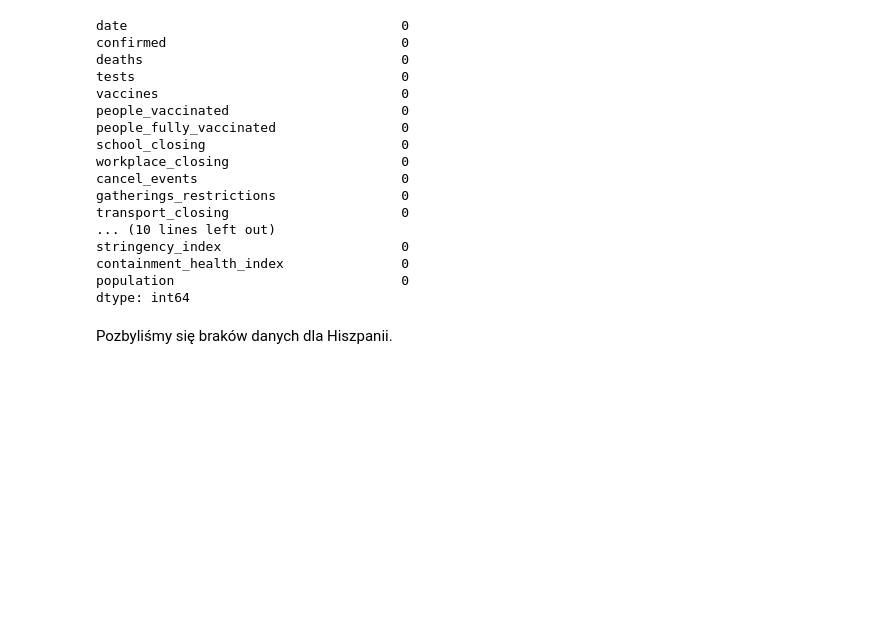
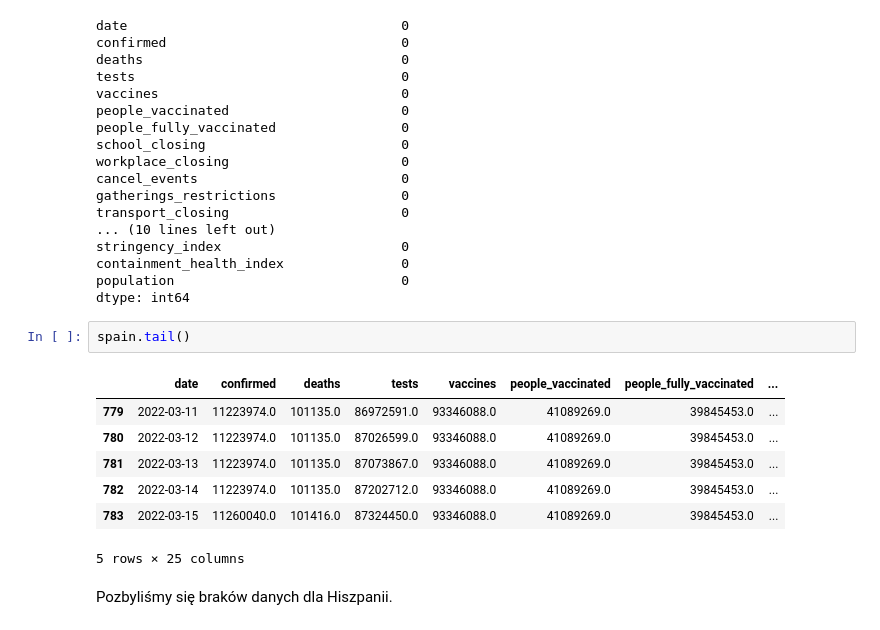
Before and after one commit to kzarnowski/covid19-analysis, a Jupyter notebook: P1.ipynb, the cells around one changed output. Saved outputs shown, nothing was run; the diff lists cells and outputs as text; blank space fills up the shorter version.

```diff
--- a/P1.ipynb
+++ b/P1.ipynb
@@ -384,6 +386,16 @@ stringency_index                       0
 containment_health_index               0
 population                             0
 dtype: int64
+# %%
+spain.tail()
+# %% [output]
+|  | date | confirmed | deaths | tests | vaccines | people_vaccinated | people_fully_vaccinated | ... |
+| 779 | 2022-03-11 | 11223974.0 | 101135.0 | 86972591.0 | 93346088.0 | 41089269.0 | 39845453.0 | ... |
+| 780 | 2022-03-12 | 11223974.0 | 101135.0 | 87026599.0 | 93346088.0 | 41089269.0 | 39845453.0 | ... |
+| 781 | 2022-03-13 | 11223974.0 | 101135.0 | 87073867.0 | 93346088.0 | 41089269.0 | 39845453.0 | ... |
+| 782 | 2022-03-14 | 11223974.0 | 101135.0 | 87202712.0 | 93346088.0 | 41089269.0 | 39845453.0 | ... |
+| 783 | 2022-03-15 | 11260040.0 | 101416.0 | 87324450.0 | 93346088.0 | 41089269.0 | 39845453.0 | ... |
+5 rows × 25 columns
 # %% [markdown]
 Pozbyliśmy się braków danych dla Hiszpanii.
 # %% [markdown]
```
Also changed, not shown: parts of 59 cells of this notebook.
